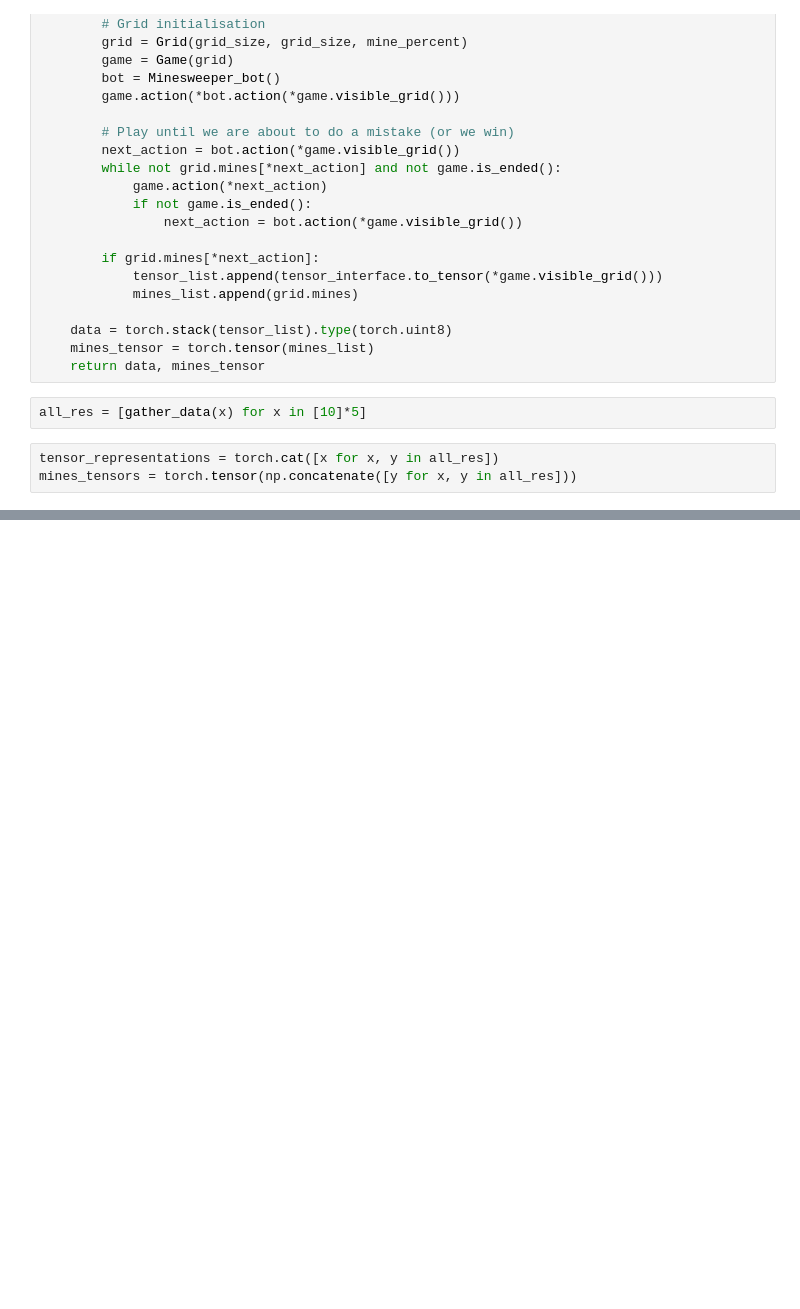
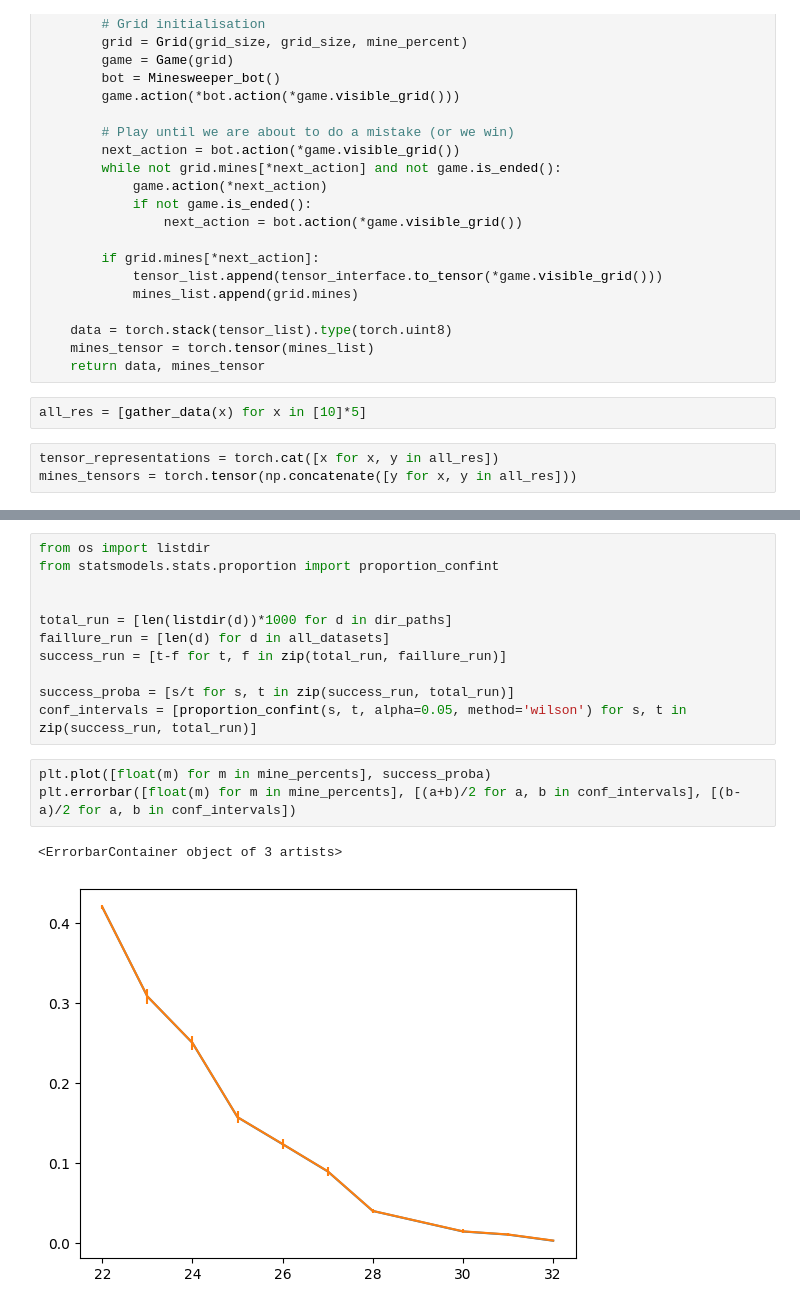
Before and after one commit to Momo056/Minesweeper, a Jupyter notebook: dataset_creation.ipynb, the cells around one changed output, grey strips where cells are left out. Drawn from its saved outputs; the diff is of its cells as text; blank space fills up the shorter version.

```diff
--- a/dataset_creation.ipynb
+++ b/dataset_creation.ipynb
@@ -115,0 +145,17 @@ mines_tensors = torch.tensor(np.concatenate([y for x, y in all_res]))
+# %%
+from os import listdir
+from statsmodels.stats.proportion import proportion_confint
+
+
+total_run = [len(listdir(d))*1000 for d in dir_paths]
+faillure_run = [len(d) for d in all_datasets]
+success_run = [t-f for t, f in zip(total_run, faillure_run)]
+
+success_proba = [s/t for s, t in zip(success_run, total_run)]
+conf_intervals = [proportion_confint(s, t, alpha=0.05, method='wilson') for s, t in zip(success_run, total_run)]
+# %%
+plt.plot([float(m) for m in mine_percents], success_proba)
+plt.errorbar([float(m) for m in mine_percents], [(a+b)/2 for a, b in conf_intervals], [(b-a)/2 for a, b in conf_intervals])
+# %% [output]
+<ErrorbarContainer object of 3 artists>
+[figure, added]
```
Also changed, not shown: parts of 27 cells of this notebook, 6 other files.
